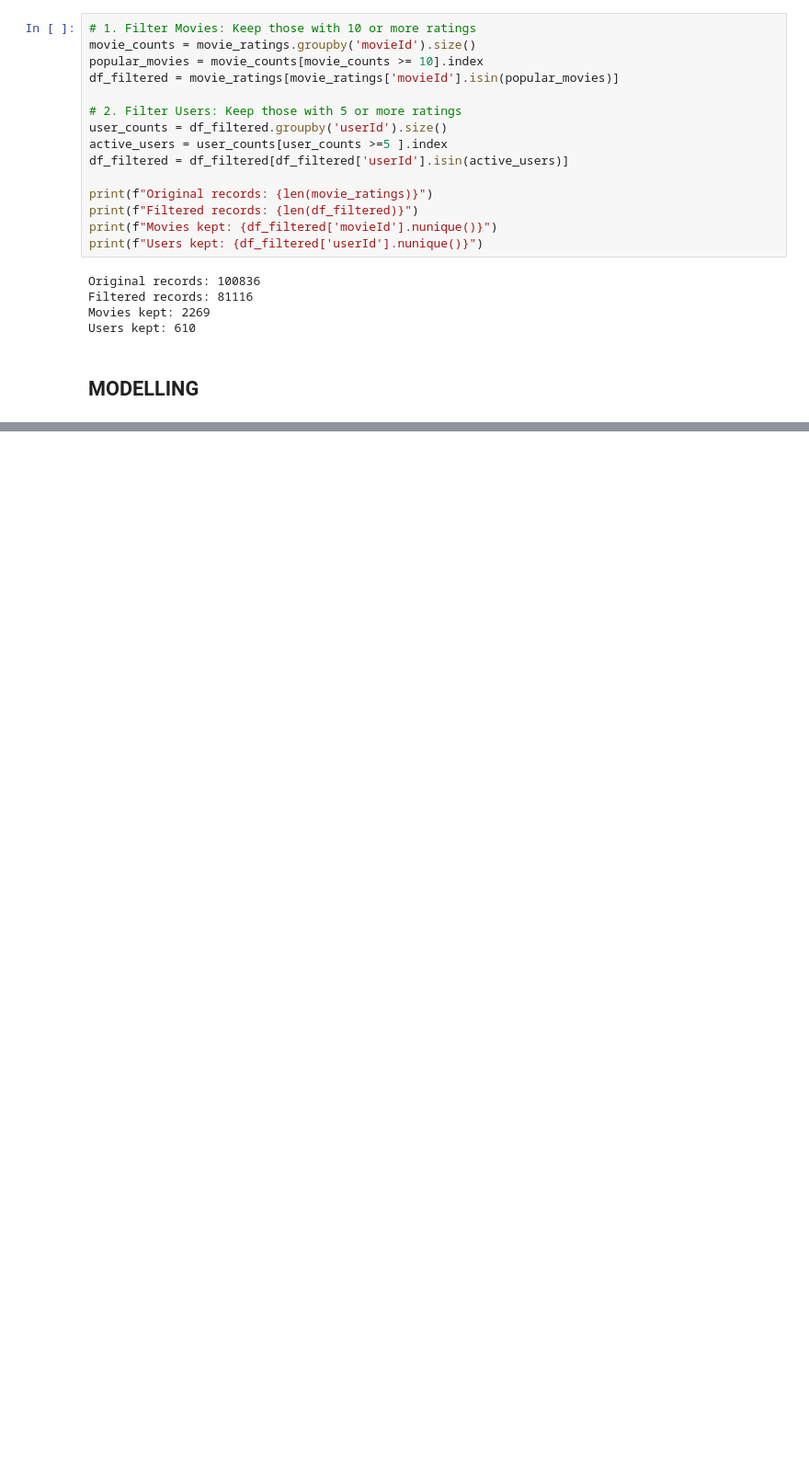
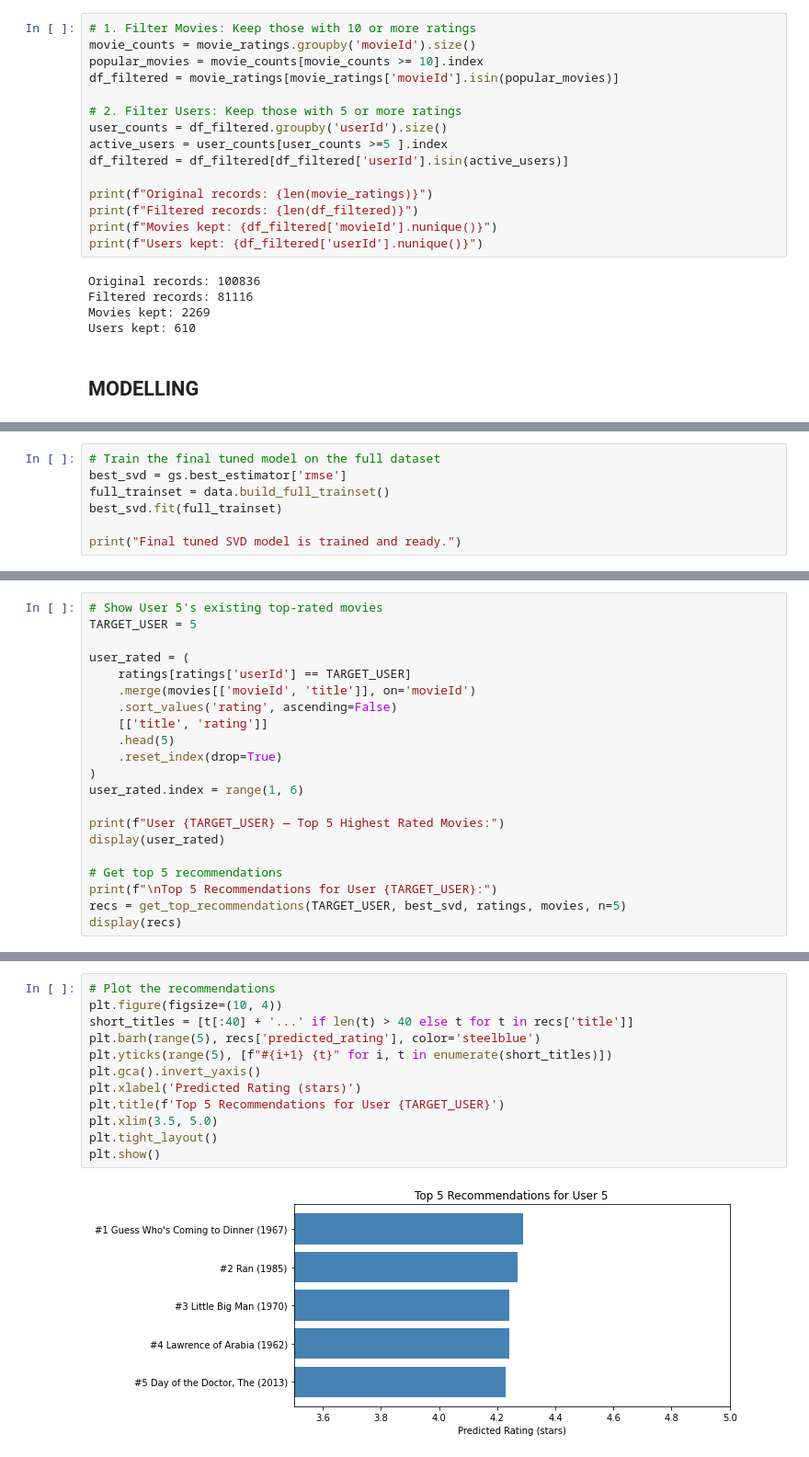
Before and after one commit to angelawachira-eng/GROUP_2-MOVIE_RECOMMENDATION_SYSTEM, a Jupyter notebook: Notebook/Recommendation_System_Project.ipynb, the cells around one changed output, grey strips where cells are left out. Shown at 92% size. Drawn from its saved outputs; the diff is of its cells as text; blank space fills up the shorter version.

```diff
--- a/Notebook/Recommendation_System_Project.ipynb
+++ b/Notebook/Recommendation_System_Project.ipynb
@@ -532,0 +639,7 @@ Users kept: 610
+# %%
+# Train the final tuned model on the full dataset
+best_svd = gs.best_estimator['rmse']
+full_trainset = data.build_full_trainset()
+best_svd.fit(full_trainset)
+
+print("Final tuned SVD model is trained and ready.")
@@ -532,0 +747,21 @@ Users kept: 610
+# %%
+# Show User 5's existing top-rated movies
+TARGET_USER = 5
+
+user_rated = (
+    ratings[ratings['userId'] == TARGET_USER]
+    .merge(movies[['movieId', 'title']], on='movieId')
+    .sort_values('rating', ascending=False)
+    [['title', 'rating']]
+    .head(5)
+    .reset_index(drop=True)
+)
+user_rated.index = range(1, 6)
+
+print(f"User {TARGET_USER} — Top 5 Highest Rated Movies:")
+display(user_rated)
+
+# Get top 5 recommendations
+print(f"\nTop 5 Recommendations for User {TARGET_USER}:")
+recs = get_top_recommendations(TARGET_USER, best_svd, ratings, movies, n=5)
+display(recs)
@@ -532,0 +783,14 @@ Users kept: 610
+# %%
+# Plot the recommendations
+plt.figure(figsize=(10, 4))
+short_titles = [t[:40] + '...' if len(t) > 40 else t for t in recs['title']]
+plt.barh(range(5), recs['predicted_rating'], color='steelblue')
+plt.yticks(range(5), [f"#{i+1} {t}" for i, t in enumerate(short_titles)])
+plt.gca().invert_yaxis()
+plt.xlabel('Predicted Rating (stars)')
+plt.title(f'Top 5 Recommendations for User {TARGET_USER}')
+plt.xlim(3.5, 5.0)
+plt.tight_layout()
+plt.show()
+# %% [output]
+[figure, added]
```
Also changed, not shown: parts of 26 cells of this notebook.
